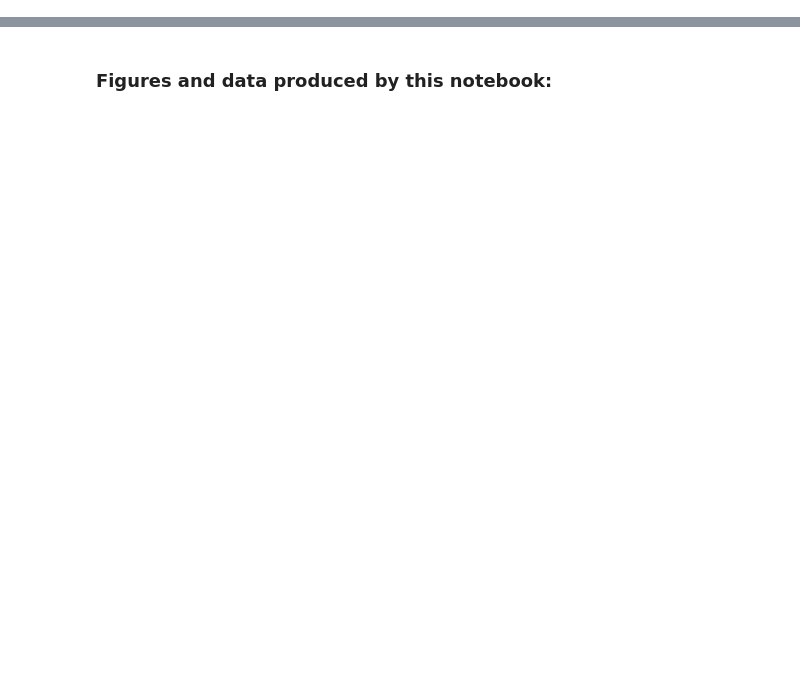
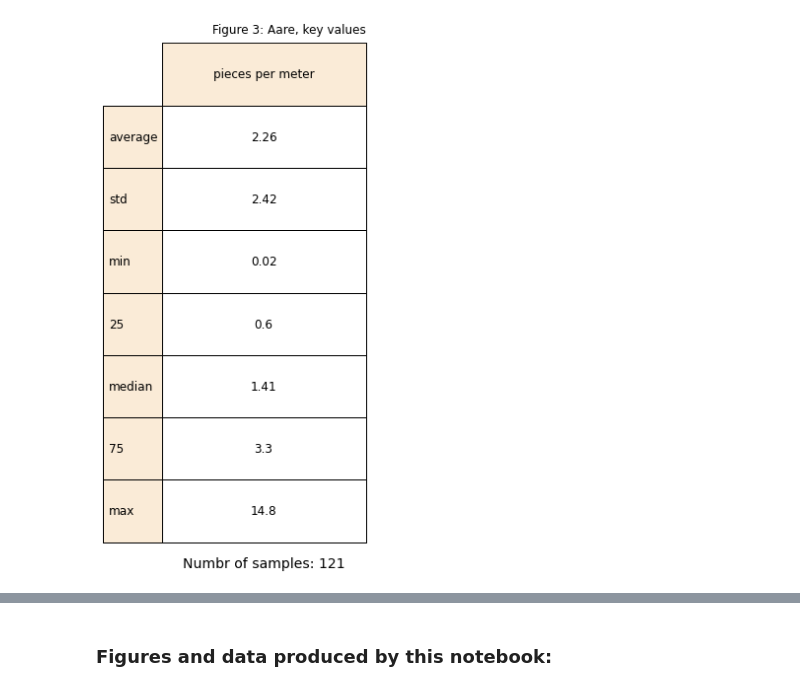
Before and after one commit to hammerdirt-analyst/iqals, a Jupyter notebook: make_a_class.ipynb, the cells around one changed output, grey strips where cells are left out. Cells and saved outputs as stored; diff of their text form; code cells hidden in the pictures; blank space fills up the shorter version.

```diff
--- a/make_a_class.ipynb
+++ b/make_a_class.ipynb
@@ -1108,0 +351,19 @@ plt.close()
+# %%
+a = ac.PreprocessData(data, dfBeaches,these_cols=these_cols, foams=foams, start_date=start_date, end_date=end_date)
+
+clas_kwargs = dict(
+    code_group_data=group_names_locations,
+    new_code_group=frag_plas,
+    levels=levels,
+    catchment_features=bassin,
+    end_date=end_date,
+    start_date=start_date,
+    code_group_loc=output,
+    catchment_cols=catchment_cols)
+b = ac.CatchmentArea(a.processed, dfBeaches, **clas_kwargs)
+
+a_sum_table, row_labels = makeTableOfKeyStatistics(b.bassin_pcsm_day)
+
+v_counts = a.daily_totals_all['type'].value_counts()
+rivercount = int(v_counts['r'])
+lakecount = int(v_counts['l'])
@@ -1108,0 +401,10 @@ plt.close()
+# %%
+figure_num += 1
+output_kwargs = dict(file = F"{project_directory}/figure{figure_num}", a_type="table", tag=F"key values {coi}", figure_num=figure_num)
+
+a_sum_table, row_labels = makeTableOfKeyStatistics(b.bassin_pcsm_day)
+nsamps = len(b.bassin_pcsm_day)
+
+make_one_column_table(a_sum_table, is_french, row_labels, nsamps, title=bassin_label, output=save_output, o_kwargs=output_kwargs, t_kwargs=tablecenter_k)
+# %% [output]
+[figure, added]
```
Also changed, not shown: parts of 66 cells of this notebook, 23 other files.
